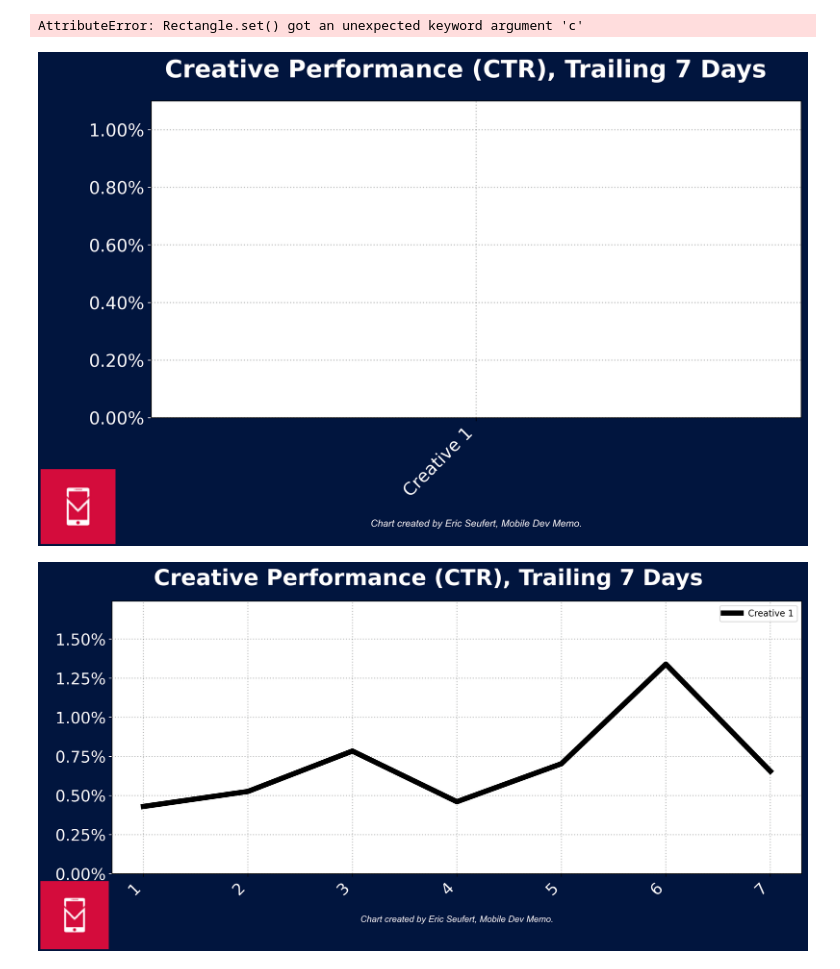
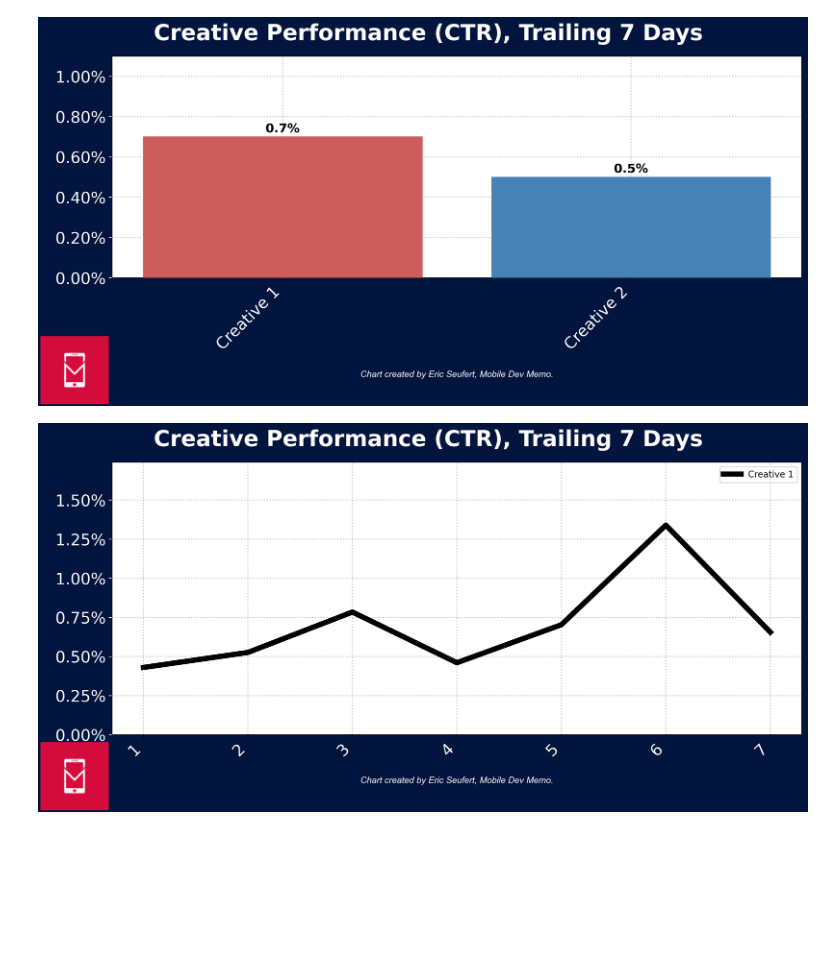
Before and after one commit to ESeufert/MDM_POSTS, a Jupyter notebook: POSTS/Untitled.ipynb, the cells around one changed output. Drawn from its saved outputs; the diff is of its cells as text; code cells hidden in the pictures; blank space fills up the shorter version.

```diff
--- a/POSTS/Untitled.ipynb
+++ b/POSTS/Untitled.ipynb
@@ -59,37 +59,40 @@ annotation_text = "Chart created by Eric Seufert, Mobile Dev Memo."
 ax1.grid(which='major', linestyle=':', linewidth=1.2, alpha=.3, color='xkcd:charcoal')  # Major gridlines for quarters
 
 # Set minor ticks for each month
 #ax1.xaxis.set_minor_locator(mdates.MonthLocator())
 #ax1.grid(which='minor', linestyle=':', linewidth=0.5, color='xkcd:charcoal')
 
 plt.xticks(rotation=45, ha='right', fontsize=data_label_fontsize, color="white")
 
 ax1.yaxis.set_major_formatter(FuncFormatter( rrchart.percent_formatter ) )
 
 ax1.set_xlabel( annotation_text + "\n", fontdict=rrchart.chart_annotation_font, labelpad=20, color="white")
 ax1.tick_params(axis='y', colors="white", labelsize=axis_label_fontsize)
 
 ax1.set_facecolor('xkcd:white')
 fig.suptitle( title, size=25, weight="bold", color="white")
 
 ax1.set_ylim(bottom=0, top=ax1.get_ylim()[1] * 1.1)
 
 rrchart.add_chart_watermark(fig, ax1)
 
-bars = ax1.bar( data.keys(), data.values() )
-for bar in bars:
+bars = ax1.bar( data.keys(), data.values(), alpha=1, zorder=5 )
+
+colors = [ 'indianred', 'steelblue' ]  # Adjust this list as needed
+
+for i, bar in enumerate( bars ):
+    bar.set_color( colors[ i ] )
     height = bar.get_height()
     ax1.text( bar.get_x() + bar.get_width() / 2., height + .01, \
              f'{height}%', ha='center', va='bottom', fontsize=14, \
              fontweight='bold', color="black")
 
 #plt.legend( loc='upper right' )
 
 plt.tight_layout()
 plt.show()
 # %% [output]
-AttributeError: Rectangle.set() got an unexpected keyword argument 'c'
-[figure, old version]
+[figure, new version]
 # %%
 # Setup figure and axes
 fig, ax1 = plt.subplots(nrows=1, ncols=1, figsize=(fig_width, 6), dpi=fig_dpi)
```
